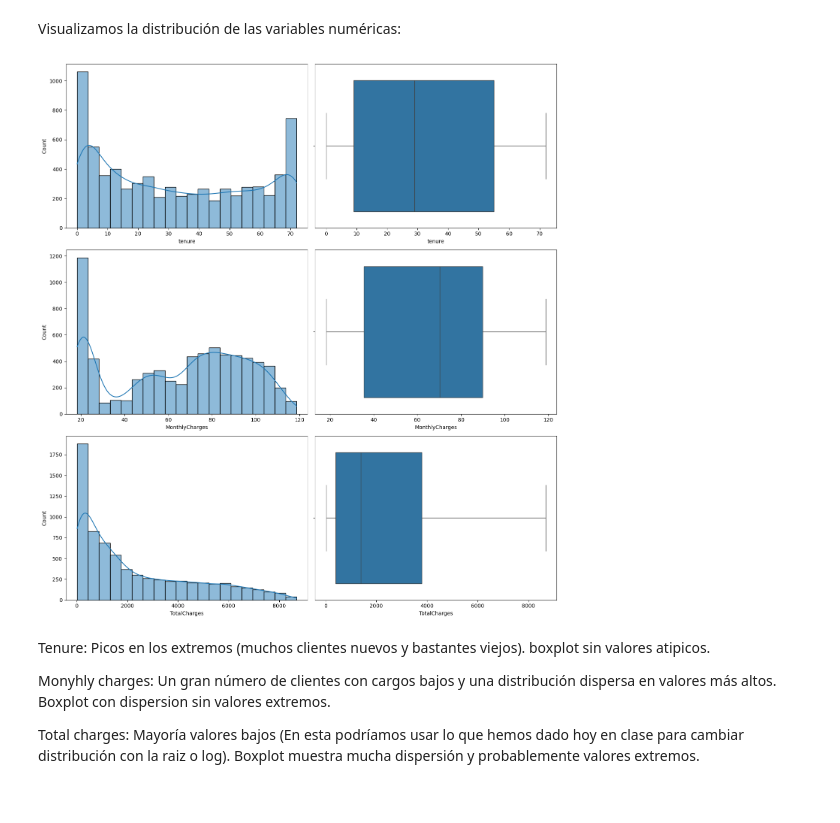
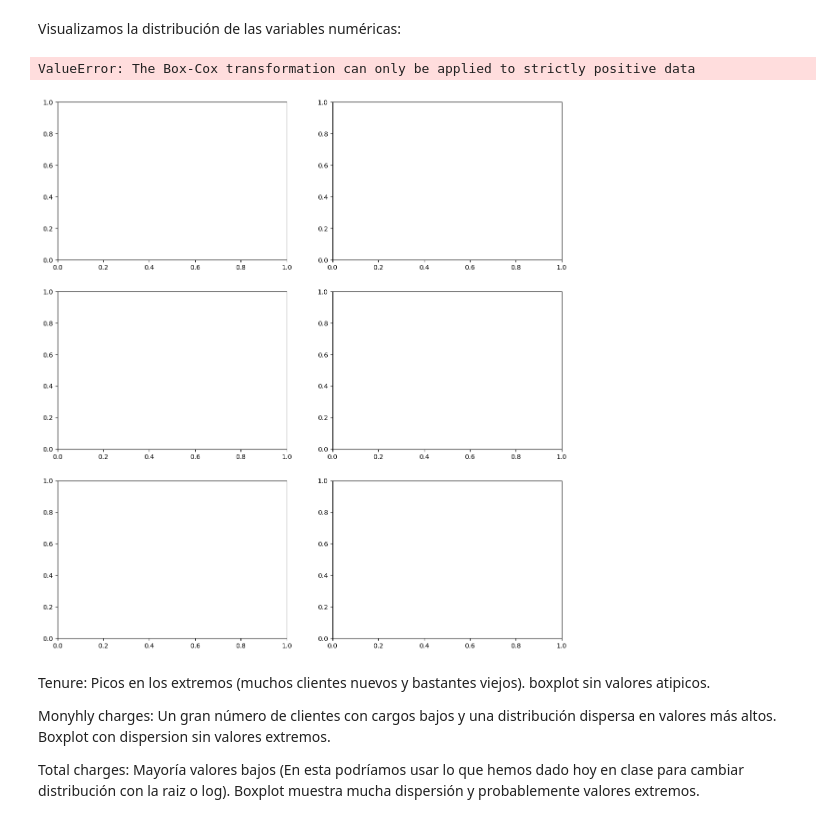
Before and after one commit to GOIH/MineriaDatos, a Jupyter notebook: analisis.ipynb, the cells around one changed output. Cells and saved outputs as stored; diff of their text form; code cells hidden in the pictures.

```diff
--- a/analisis.ipynb
+++ b/analisis.ipynb
@@ -145,14 +145,18 @@ Podemos observar que las clases están algo desbalanceadas, pero puede tratarse
 Visualizamos la distribución de las variables numéricas:
 # %%
 fig, axes = plt.subplots(nrows=len(variables_numericas), ncols=2, figsize=(14, 15))
+
+pt = PowerTransformer(method='box-cox')
+X_boxcox = pd.DataFrame(pt.fit_transform(X[variables_numericas]), columns=variables_numericas)
 
 for i in range(len(variables_numericas)):
     sns.histplot(data=X, x=variables_numericas[i], ax=axes[i, 0], bins=20, kde=True)
     sns.boxplot(data=X, x=variables_numericas[i], ax=axes[i, 1])
 
 fig.tight_layout()
 # %% [output]
+ValueError: The Box-Cox transformation can only be applied to strictly positive data
-[figure, old version]
+[figure, new version]
 # %% [markdown]
 Tenure: Picos en los extremos (muchos clientes nuevos y bastantes viejos). boxplot sin valores atipicos.
 
```
Also changed, not shown: parts of 4 cells of this notebook.
